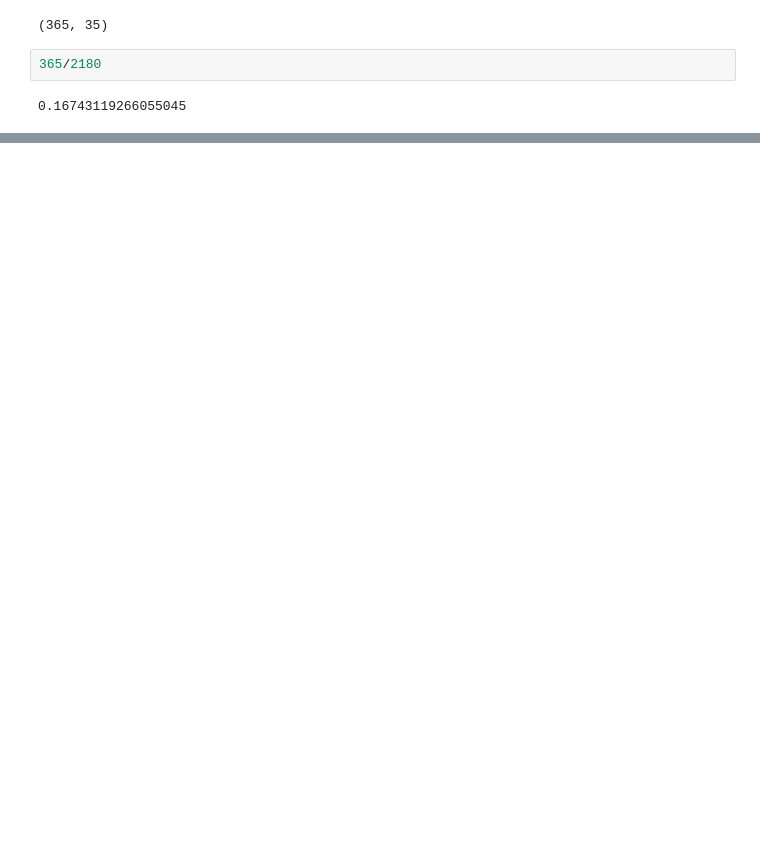
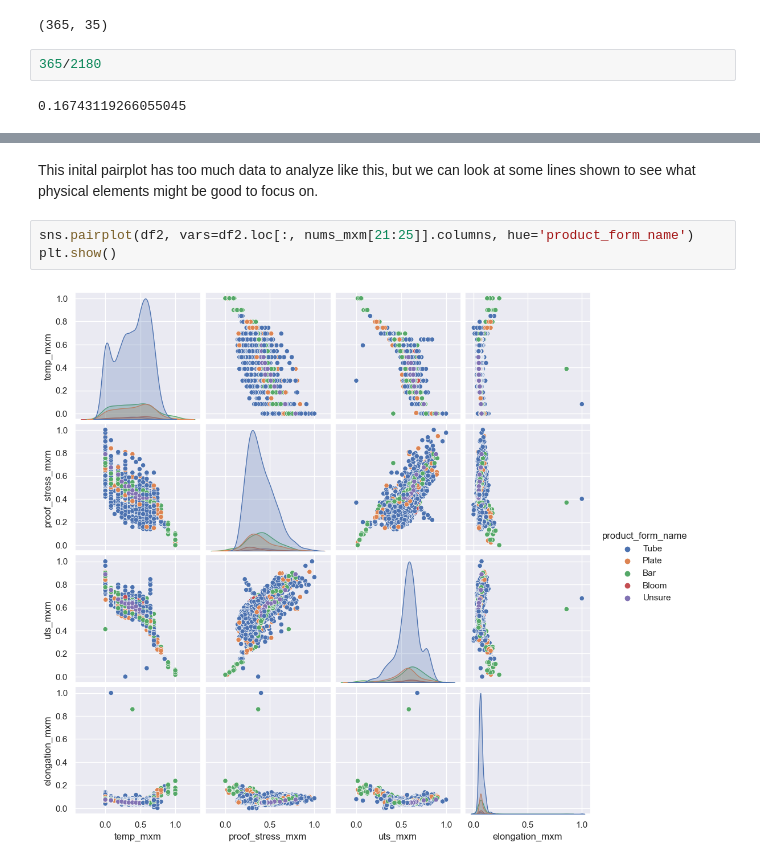
Before and after one commit to sokosaa/Machine-Learning-in-Mechanical-Engineering, a Jupyter notebook: HW1/case3/casestudy3.ipynb, the cells around one changed output, grey strips where cells are left out. Saved outputs shown, nothing was run; the diff lists cells and outputs as text; blank space fills up the shorter version.

```diff
--- a/HW1/case3/casestudy3.ipynb
+++ b/HW1/case3/casestudy3.ipynb
@@ -303,0 +696,7 @@ totalduplicaterows:0
+# %% [markdown]
+This inital pairplot has too much data to analyze like this, but we can look at some lines shown to see what physical elements might be good to focus on.
+# %%
+sns.pairplot(df2, vars=df2.loc[:, nums_mxm[21:25]].columns, hue='product_form_name')
+plt.show()
+# %% [output]
+[figure, added]
```
Also changed, not shown: parts of 71 cells of this notebook, 1 other file.
